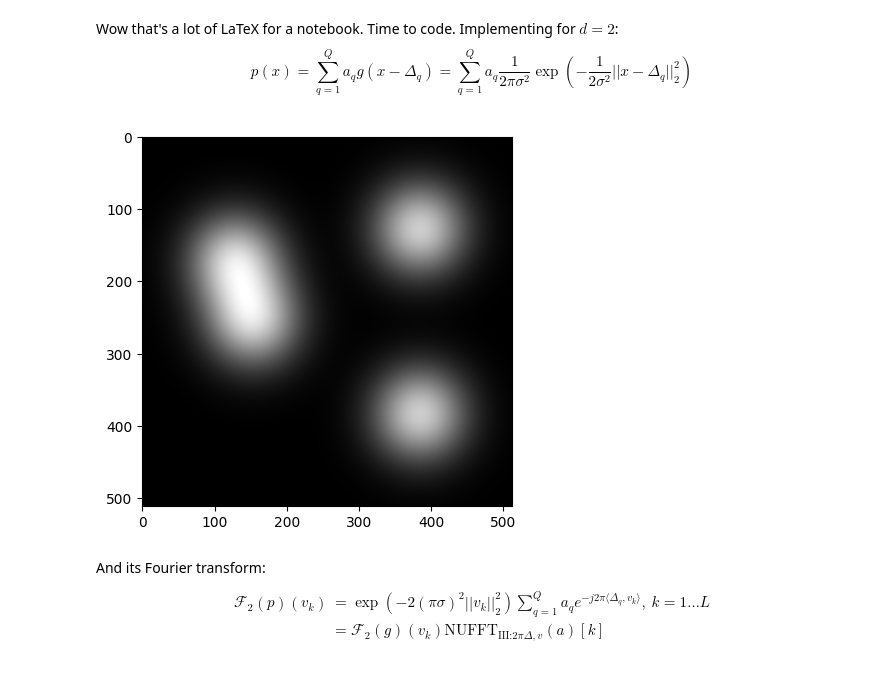
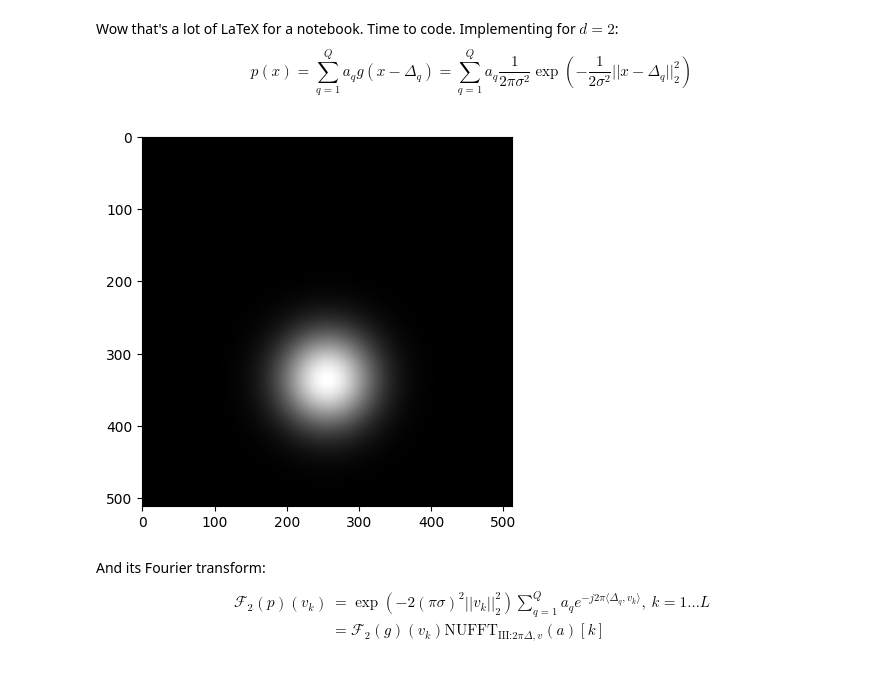
Before and after one commit to Dicedead/pycsou, a Jupyter notebook: src/pycsou/radon/radon_tests.ipynb, the cells around one changed output. Drawn from its saved outputs; the diff is of its cells as text; code cells hidden in the pictures.

```diff
--- a/src/pycsou/radon/radon_tests.ipynb
+++ b/src/pycsou/radon/radon_tests.ipynb
@@ -167,13 +167,16 @@ def p_function(x, y, a, delta_x, delta_y, sigma):
     temp = np.array([gaussian_density(x-dx, y-dy, sigma) for dx, dy in zip(delta_x, delta_y)])
     return (temp.T @ a).T
 # %%
-delta_x = np.array([image_height/4, -image_height/4, image_height/28 - 20, -image_height/6])
-delta_y = np.array([image_width/4, image_width/4, -image_width/5, -image_width/4])
+# delta_x = np.array([image_height/4, -image_height/4, image_height/28 - 20, -image_height/6])/1.3
+# delta_y = np.array([image_width/4, image_width/4, -image_width/5, -image_width/4])/1.3
+delta_x = np.array([80])
+delta_y = np.array([0])
+
 sigma_p = 45
 p_vals = p_function(xx-center_x, yy-center_y, np.ones(len(delta_x)), delta_x, delta_y, sigma_p)
 plt.imshow(p_vals, cmap=cmap);
 # %% [output]
-[figure, old version]
+[figure, new version]
 # %% [markdown]
 And its Fourier transform:
 $$
```
Also changed, not shown: parts of 22 cells of this notebook.
